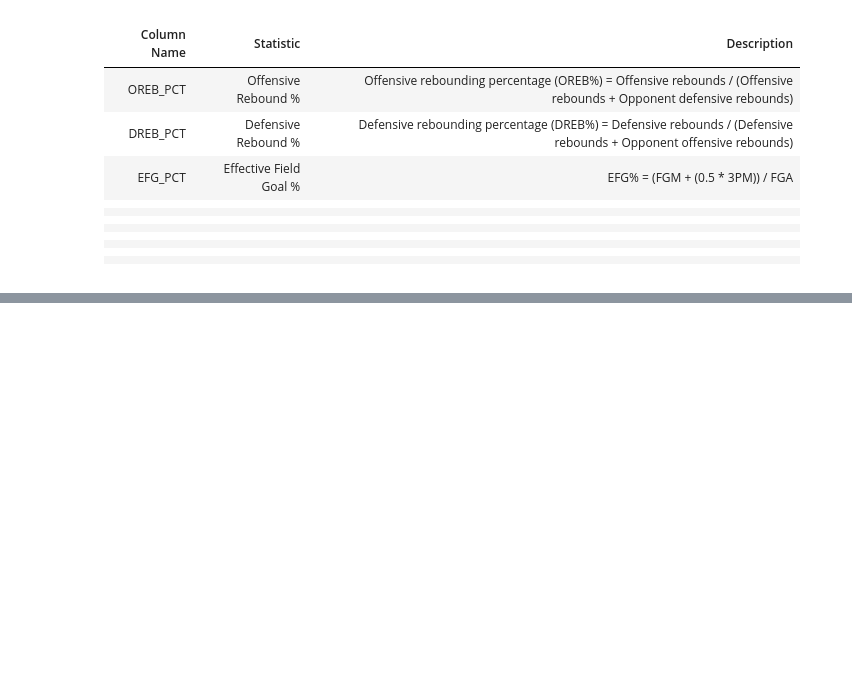
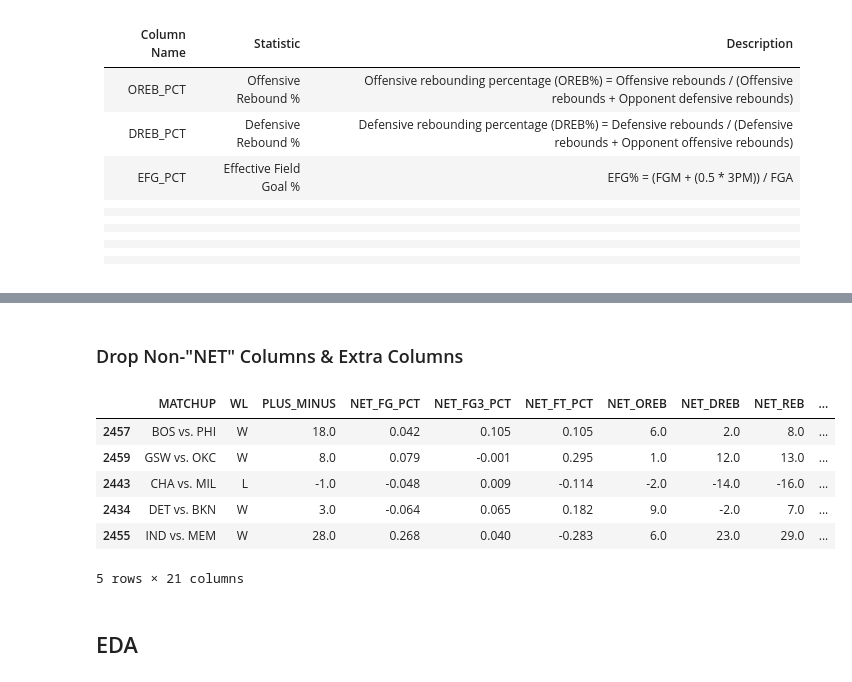
Before and after one commit to whitcrrd/mod03_project, a Jupyter notebook: api.ipynb, the cells around one changed output, grey strips where cells are left out. Cells and saved outputs as stored; diff of their text form; code cells hidden in the pictures; blank space fills up the shorter version.

```diff
--- a/api.ipynb
+++ b/api.ipynb
@@ -307,0 +296,23 @@ PIE
+# %% [markdown]
+### Drop Non-"NET"  Columns & Extra Columns
+# %%
+# drop the cols used to get "NET_[col]"
+data.drop(cols_to_diff, axis=1, inplace=True)
+# %%
+# drop away team rows which now have NaNs
+data.dropna(inplace=True)
+# %%
+# the extra columns
+data.drop(['TEAM_ABBREVIATION', 'GAME_ID', 'HOME'], axis=1, inplace=True)
+# %%
+data.head(5)
+# %% [output]
+|  | MATCHUP | WL | PLUS_MINUS | NET_FG_PCT | NET_FG3_PCT | NET_FT_PCT | NET_OREB | NET_DREB | NET_REB | ... |
+| 2457 | BOS vs. PHI | W | 18.0 | 0.042 | 0.105 | 0.105 | 6.0 | 2.0 | 8.0 | ... |
+| 2459 | GSW vs. OKC | W | 8.0 | 0.079 | -0.001 | 0.295 | 1.0 | 12.0 | 13.0 | ... |
+| 2443 | CHA vs. MIL | L | -1.0 | -0.048 | 0.009 | -0.114 | -2.0 | -14.0 | -16.0 | ... |
+| 2434 | DET vs. BKN | W | 3.0 | -0.064 | 0.065 | 0.182 | 9.0 | -2.0 | 7.0 | ... |
+| 2455 | IND vs. MEM | W | 28.0 | 0.268 | 0.040 | -0.283 | 6.0 | 23.0 | 29.0 | ... |
+5 rows × 21 columns
+# %% [markdown]
+## EDA
```
Also changed, not shown: parts of 30 cells of this notebook.
